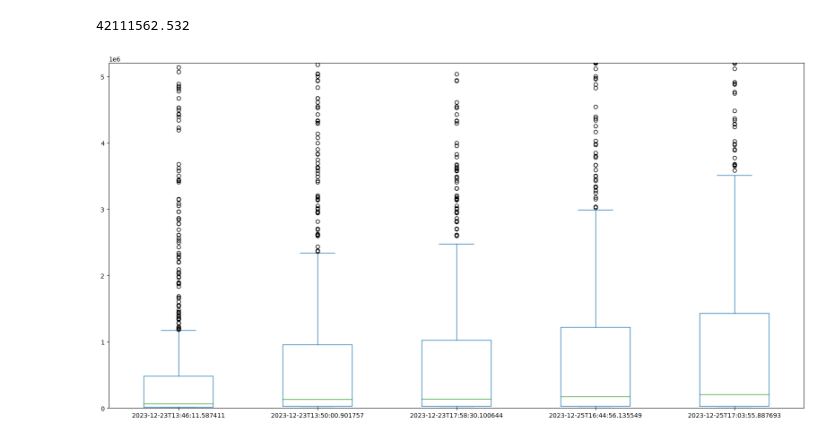
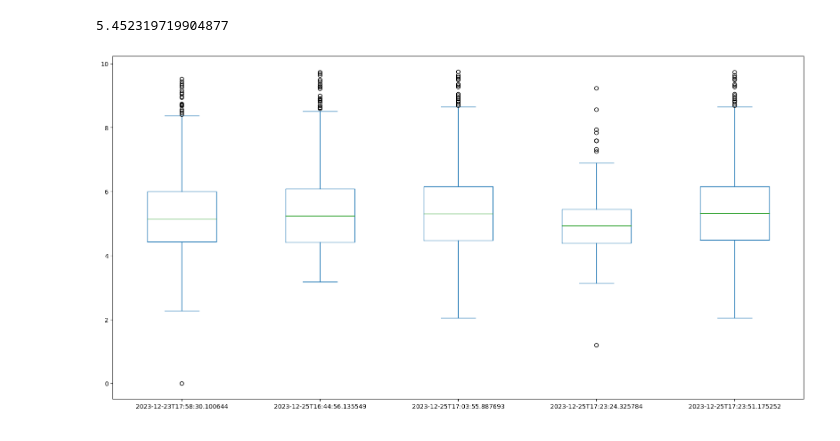
Before and after one commit to ayu0616/atcoder-workspace-cpp, a Jupyter notebook: ahc029/A/exec_test.ipynb, the cells around one changed output. Cells and saved outputs as stored; diff of their text form; code cells hidden in the pictures.

```diff
--- a/ahc029/A/exec_test.ipynb
+++ b/ahc029/A/exec_test.ipynb
@@ -41,3 +40,6 @@ df = df.iloc[:, -5:]
+# %%
+df = df.iloc[:, -5:]
+df = df.applymap(lambda x: np.log10(x) if x > 0 else 0)
 # %%
 df.describe()
 # %% [output]
@@ -53,13 +55,12 @@ df.describe()
 # %%
 df.iloc[:, -1].mean()
 # %% [output]
-42111562.532
+5.452319719904877
 # %%
 df.plot(kind="box", figsize=(20, 10))
-plt.ylim(0, df.quantile(0.85).max())
 plt.show()
 # %% [output]
-[figure, old version]
+[figure, new version]
 # %%
 df.sort_values(by=[cur_time], ascending=False)
 # %% [output]
```
Also changed, not shown: parts of 6 cells of this notebook.
